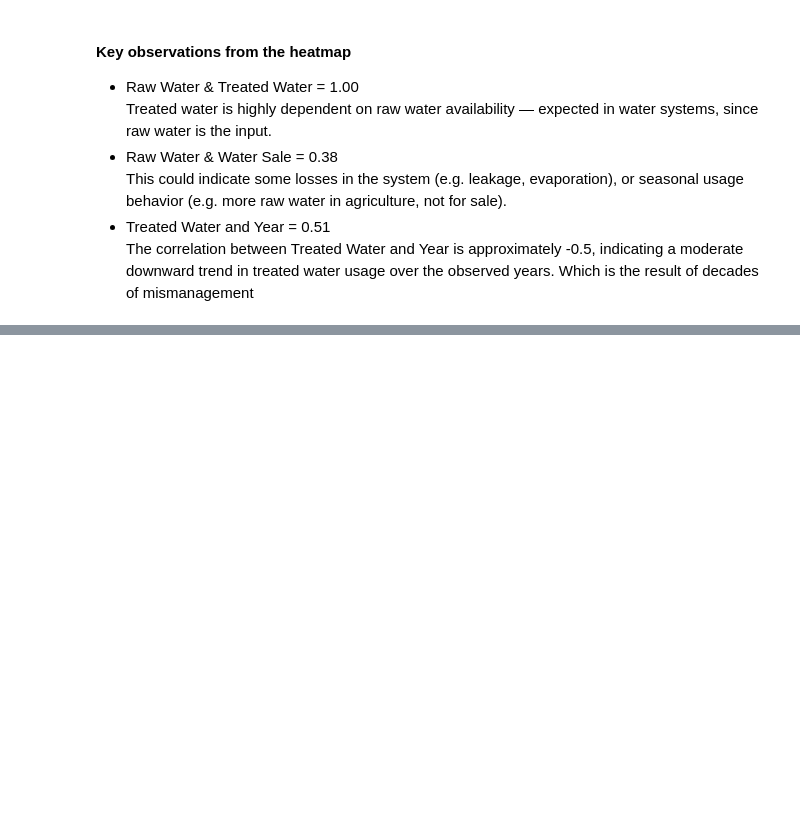
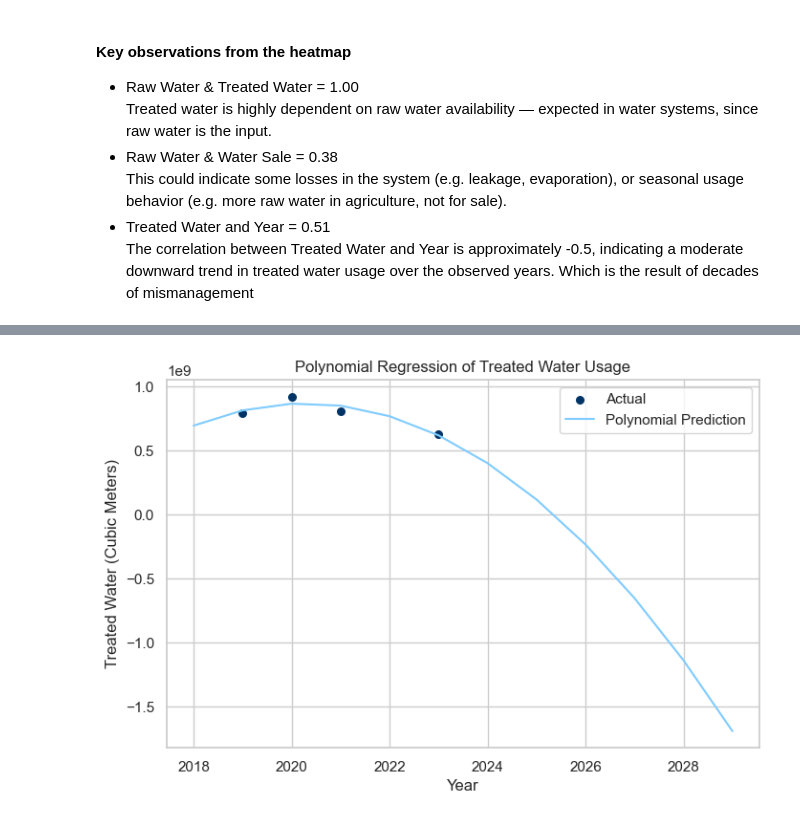
Before and after one commit to saniavill/tehran-water, a Jupyter notebook: Water Usage in Tehran.ipynb, the cells around one changed output, grey strips where cells are left out. Saved outputs shown, nothing was run; the diff lists cells and outputs as text; code cells hidden in the pictures; blank space fills up the shorter version.

Commit message:
finished linear and polynomial models

```diff
--- a/Water Usage in Tehran.ipynb
+++ b/Water Usage in Tehran.ipynb
@@ -234,0 +270,20 @@ plt.show()
+# %%
+from sklearn.preprocessing import PolynomialFeatures
+from sklearn.pipeline import make_pipeline
+
+degree = 2
+model = make_pipeline(PolynomialFeatures(degree), LinearRegression())
+model.fit(X, y)
+years_range = np.array(range(2018, 2030)).reshape(-1, 1)
+predicted_water = model.predict(years_range)
+plt.figure(figsize=(8, 5))
+plt.scatter(X, y, color=blue_palette[0], label="Actual", s=30)
+plt.plot(years_range, predicted_water, color=blue_palette[3], label="Polynomial Prediction")
+plt.title("Polynomial Regression of Treated Water Usage")
+plt.xlabel("Year")
+plt.ylabel("Treated Water (Cubic Meters)")
+plt.legend()
+plt.grid(True)
+plt.show()
+# %% [output]
+[figure, added]
```
Also changed, not shown: parts of 16 cells of this notebook.
